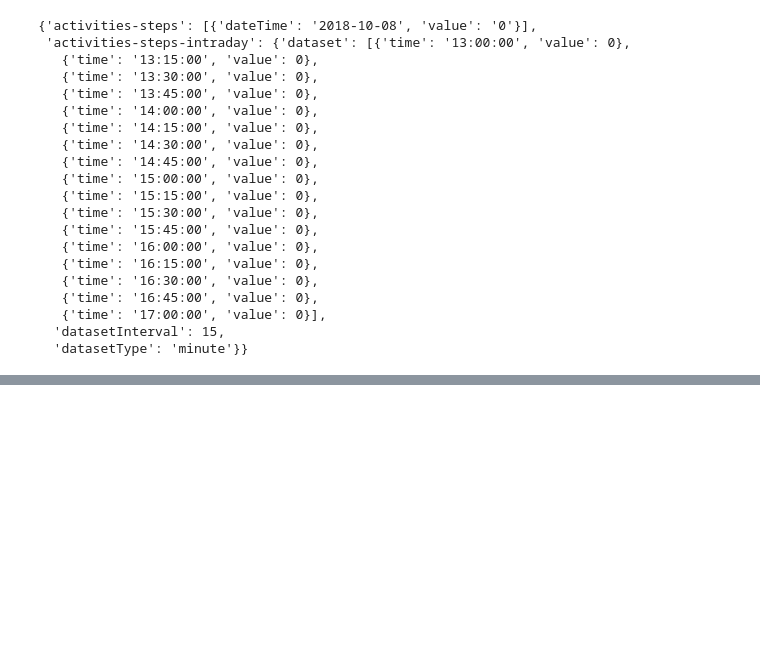
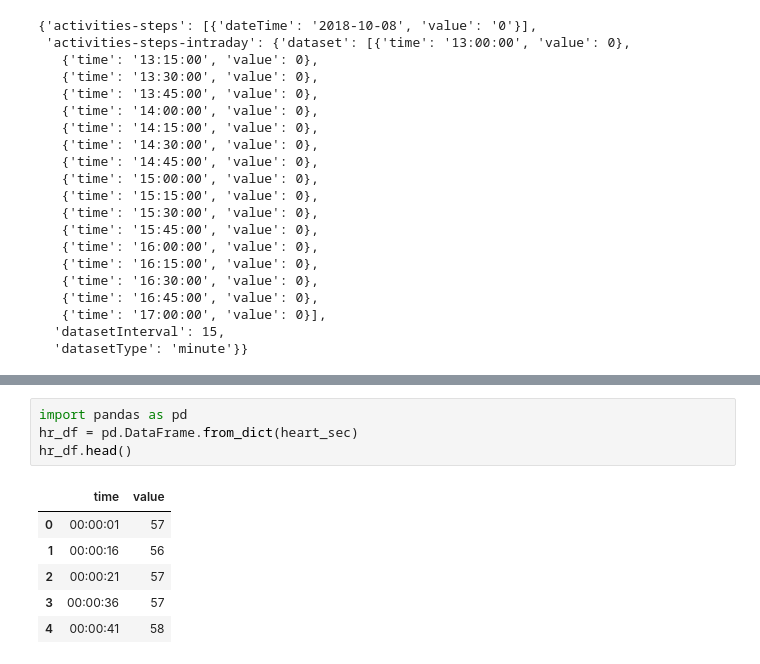
Before and after one commit to Tomoya-K-0504/health, a Jupyter notebook: healthack/notebooks/tinkering_with_fitbit_api.ipynb, the cells around one changed output, grey strips where cells are left out. Drawn from its saved outputs; the diff is of its cells as text; blank space fills up the shorter version.

```diff
--- a/healthack/notebooks/tinkering_with_fitbit_api.ipynb
+++ b/healthack/notebooks/tinkering_with_fitbit_api.ipynb
@@ -92,0 +106,11 @@ heart_sec[:10]
+# %%
+import pandas as pd
+hr_df = pd.DataFrame.from_dict(heart_sec)
+hr_df.head()
+# %% [output]
+|  | time | value |
+| 0 | 00:00:01 | 57 |
+| 1 | 00:00:16 | 56 |
+| 2 | 00:00:21 | 57 |
+| 3 | 00:00:36 | 57 |
+| 4 | 00:00:41 | 58 |
```
Also changed, not shown: parts of 8 cells of this notebook, 29 other files.
